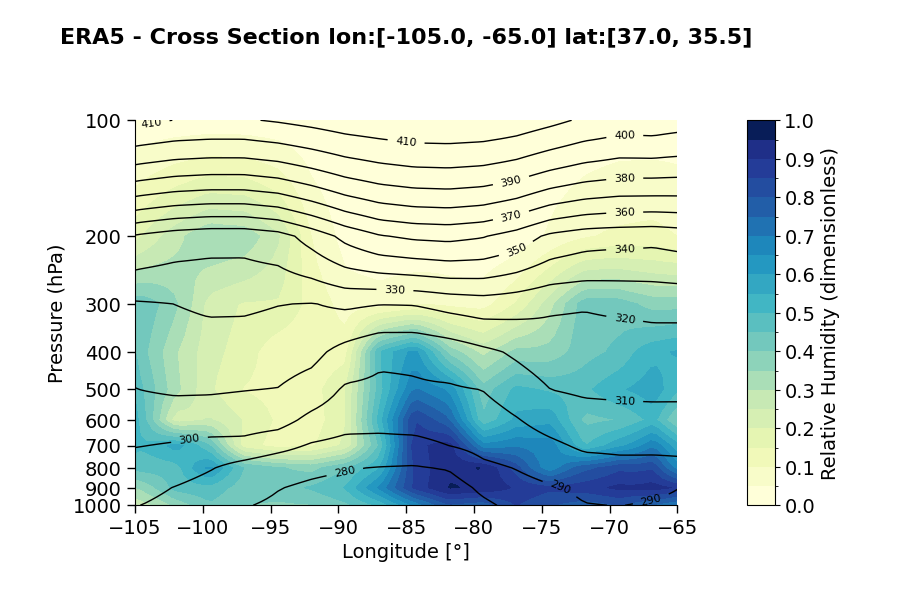
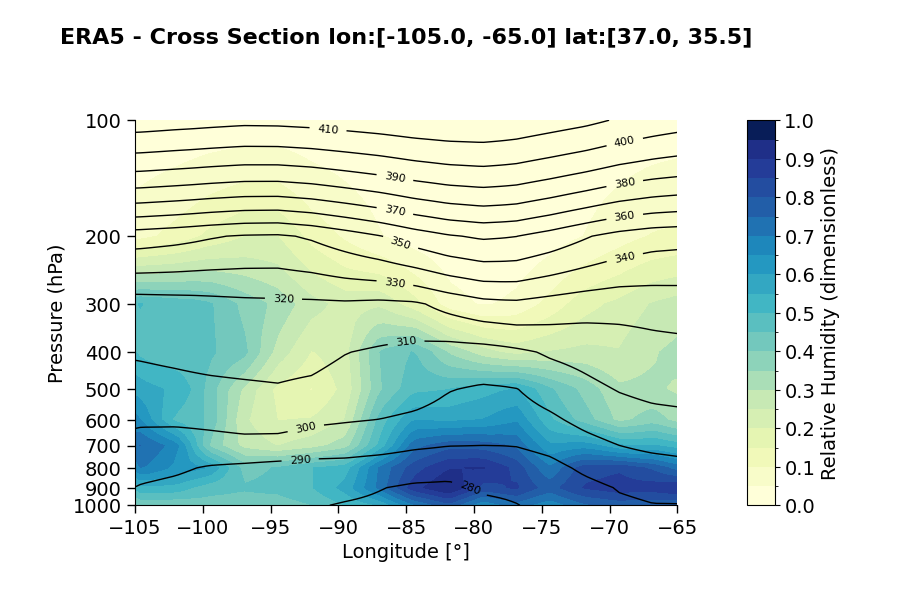
Before and after one commit to fstrnad/geoutils, a Jupyter notebook: tutorials/cross_section.ipynb, the cells around one changed output. Drawn from its saved outputs; the diff is of its cells as text; code cells hidden in the pictures.

```diff
--- a/tutorials/cross_section.ipynb
+++ b/tutorials/cross_section.ipynb
@@ -49,7 +49,7 @@ for plevel in plevels:
         f"/climate_data/2.5/era5_t_{2.5}_{plevel}_ds.nc"
     nc_files_t.append(dataset_file_t)
 
-time_range = ['1980-01-01', '2000-12-31']
+time_range = ['1987-01-01', '1990-12-31']
 ds_q = mp.MultiPressureLevelDataset(data_nc=nc_files_q,
                                     lon_range=lon_range_cut,
                                     lat_range=lat_range_cut,
@@ -102,8 +94,9 @@ pt = mut.potential_temperature(
     temperature=ds_t.ds['t']
 )
 # %%
-# This example uses 18 UTC 04 April 1987 from NCEI.
-date = tu.str2datetime('1987-04-04')
+# This example uses 04-07 April 1987 from NCEI.
+dates = tu.get_dates_in_range(start_date='1987-04-04',
+                              end_date='1987-04-07',)
 
 # Define start and end points:
 start = (37.0, -105.0)
@@ -114,10 +107,13 @@ lat_range = [start[0], end[0]]
 # Get the cross section, and convert lat/lon to supplementary coordinates:
 reload(mut)
 reload(cplt)
-test_data = ds_q.ds.sel(time=date,)
-data_cross_section = gut.merge_datasets(rh,
-                                        pt)
-test_data = data_cross_section.sel(time=date,)
-cross_q = mut.vertical_cross_section(test_data,
+data_cross_section = gut.merge_datasets(rh, pt)
+cross_q = mut.vertical_cross_section(data_cross_section,
                                      lon_range=lon_range,
                                      lat_range=lat_range)
+# %%
+reload(tu)
+plot_q, _ = tu.get_mean_tps(cross_q['rh'], dates)
+plot_t, _ = tu.get_mean_tps(cross_q['pt'], dates)
+gut.get_dims(cross_q['rh'])
+plot_q.lon
@@ -124,33 +138,33 @@ cross_q = mut.vertical_cross_section(test_data,
 # %%
 
 yticks = np.arange(1000, 50, -100)
-im = cplt.plot_2D(x=cross_q['lon'],
-                  y=cross_q['isobaric'],
-                  z=cross_q['rh'],
+im = cplt.plot_2D(x=plot_q['lon'][0],
+                  y=plot_q['isobaric'],
+                  z=plot_q,
                   plot_type='contourf',
                   levels=20,
                   cmap='YlGnBu',
                   label='Relative Humidity (dimensionless)',
                   orientation='vertical',
                   vmin=0, vmax=1,
                   xlabel='Longitude [°]',
                   ylabel='Pressure (hPa)',
                   flip_y=True,
                   ysymlog=True,
                   yticks=yticks,
                   title=f'ERA5 - Cross Section lon:{lon_range} lat:{lat_range}'
                   )
-im = cplt.plot_2D(x=cross_q['lon'],
-                  y=cross_q['isobaric'],
-                  z=cross_q['pt'],
+im = cplt.plot_2D(x=plot_t['lon'][0],
+                  y=plot_t['isobaric'],
+                  z=plot_t,
                   ax=im['ax'],
                   plot_type='contour',
                   color='k',
                   levels=20,
                   vmin=250, vmax=450,
                   lw=1,
                   clabel=True,
                   clabel_fmt='%i',
                   )
 # %% [output]
-[figure, old version]
+[figure, new version]
```
Also changed, not shown: parts of 2 cells of this notebook, 11 other files.
